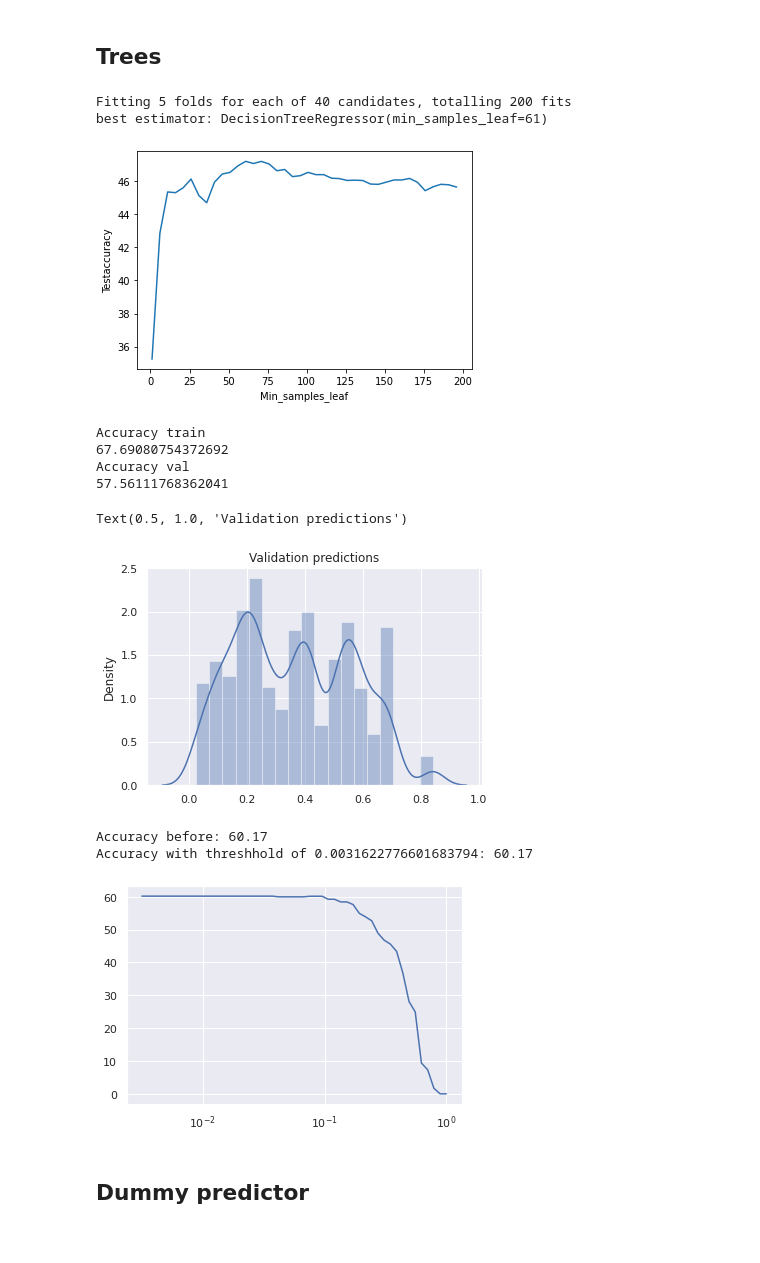
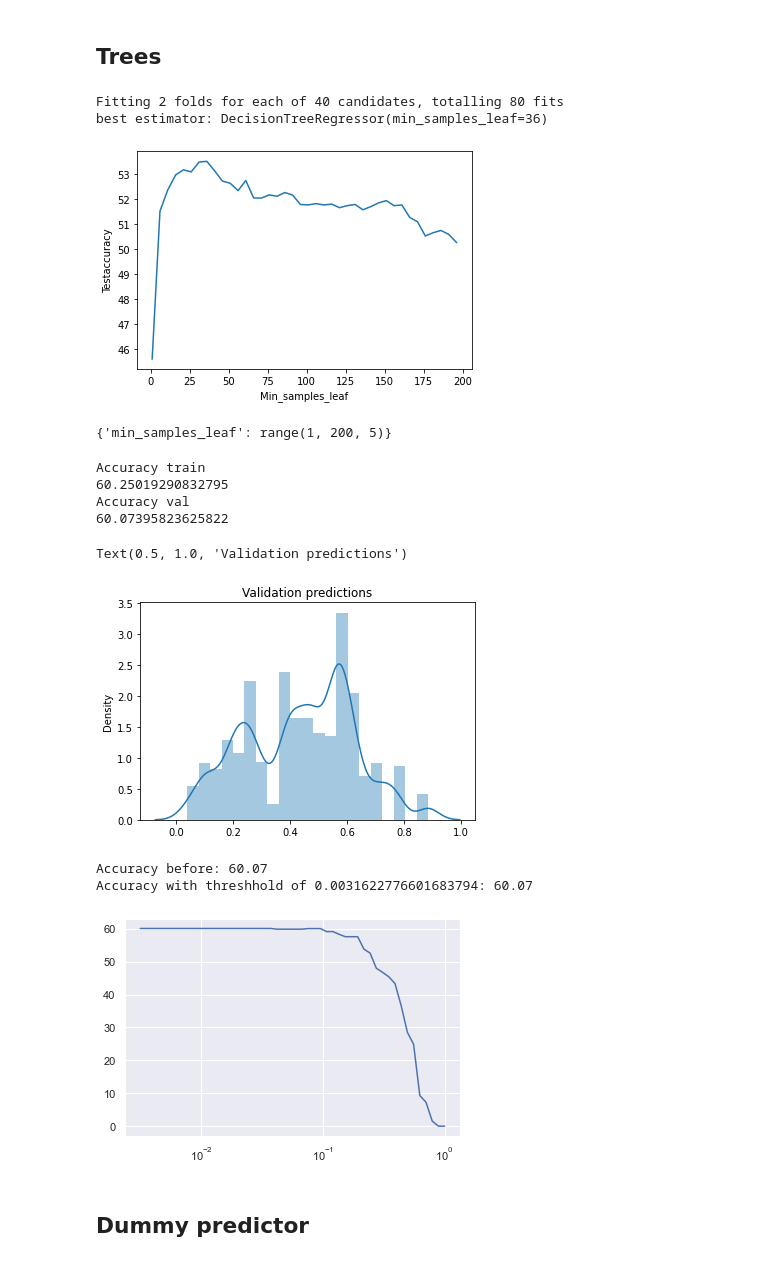
Before and after one commit to s183920/02582_Computational_Data_Analysis, a Jupyter notebook: Case1/model1.ipynb, the cells around one changed output. Drawn from its saved outputs; the diff is of its cells as text; code cells hidden in the pictures.

```diff
--- a/Case1/model1.ipynb
+++ b/Case1/model1.ipynb
@@ -126,7 +121,8 @@ param_grid = {
     'min_samples_leaf': candidates,
 
 }
-cv_grid = GridSearchCV(estimator = dtree, param_grid = param_grid, cv = 5, verbose=2, n_jobs=-1,scoring=score)
+tscv = TimeSeriesSplit(n_splits=2)
+cv_grid = GridSearchCV(estimator = dtree, param_grid = param_grid, cv = tscv, verbose=2, n_jobs=-1,scoring=score)
 
 # Fit the grid search model
 cv_grid.fit(X_train, trns(y_train))
@@ -137,31 +133,35 @@ plt.xlabel('Min_samples_leaf')
 plt.ylabel('Testaccuracy')
 print(f'best estimator: {cv_grid.best_estimator_}')
 # %% [output]
-Fitting 5 folds for each of 40 candidates, totalling 200 fits
-best estimator: DecisionTreeRegressor(min_samples_leaf=61)
+Fitting 2 folds for each of 40 candidates, totalling 80 fits
+best estimator: DecisionTreeRegressor(min_samples_leaf=36)
-[figure, old version]
+[figure, new version]
+# %%
+cv_grid.param_grid
+# %% [output]
+{'min_samples_leaf': range(1, 200, 5)}
 # %%
 from sklearn import tree
-dtree=DecisionTreeRegressor(min_samples_leaf=71)
+dtree=DecisionTreeRegressor(min_samples_leaf=61)
 dtree.fit(X_train, trns(y_train))
 
 print("Accuracy train")
 yhat = inv_trns(dtree.predict(X_train))
 print(accuracy(y_train,yhat).mean())
 
 print("Accuracy val")
 yhat = inv_trns(dtree.predict(X_val))
 print(accuracy(y_val,yhat).mean())
 
 sns.distplot(yhat)
 plt.title("Validation predictions")
 # %% [output]
 Accuracy train
-67.69080754372692
+60.25019290832795
 Accuracy val
-57.56111768362041
+60.07395823625822
 Text(0.5, 1.0, 'Validation predictions')
-[figure, old version]
+[figure, new version]
 # %%
 threshholds = np.logspace(-2.5,0,num=50)
 accuracies = np.zeros(threshholds.shape)
@@ -176,9 +176,9 @@ print("Accuracy before: {:.4}".format(accuracy(y_val,yhat).mean()))
 best_ix = np.argmax(accuracies)
 print("Accuracy with threshhold of {:}: {:.4}".format(threshholds[best_ix],accuracies[best_ix]))
 # %% [output]
-Accuracy before: 60.17
-Accuracy with threshhold of 0.0031622776601683794: 60.17
+Accuracy before: 60.07
+Accuracy with threshhold of 0.0031622776601683794: 60.07
-[figure, old version]
+[figure, new version]
 # %% [markdown]
 ## Dummy predictor
 # %%
```
Also changed, not shown: parts of 24 cells of this notebook, 9 other files.
